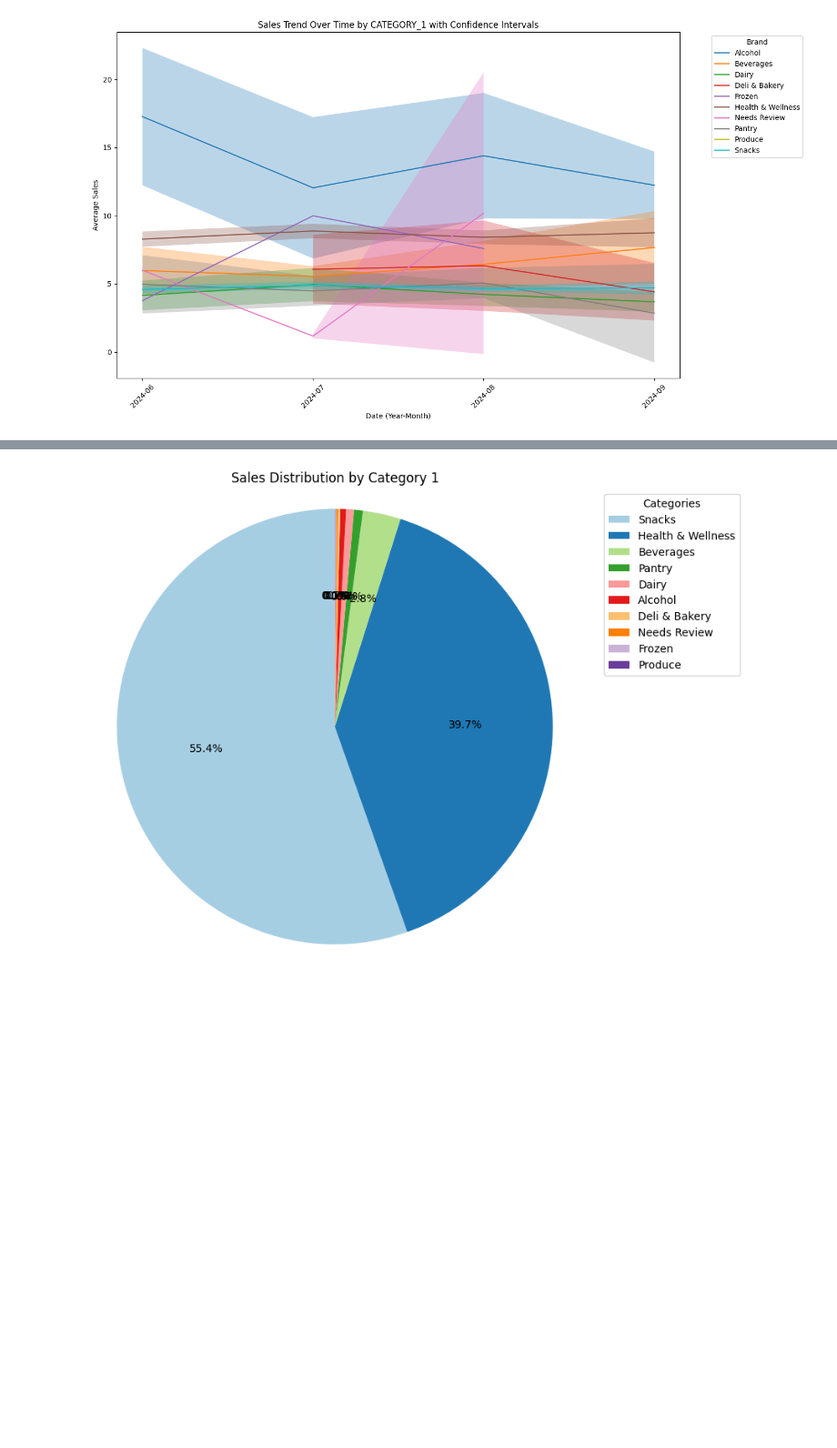
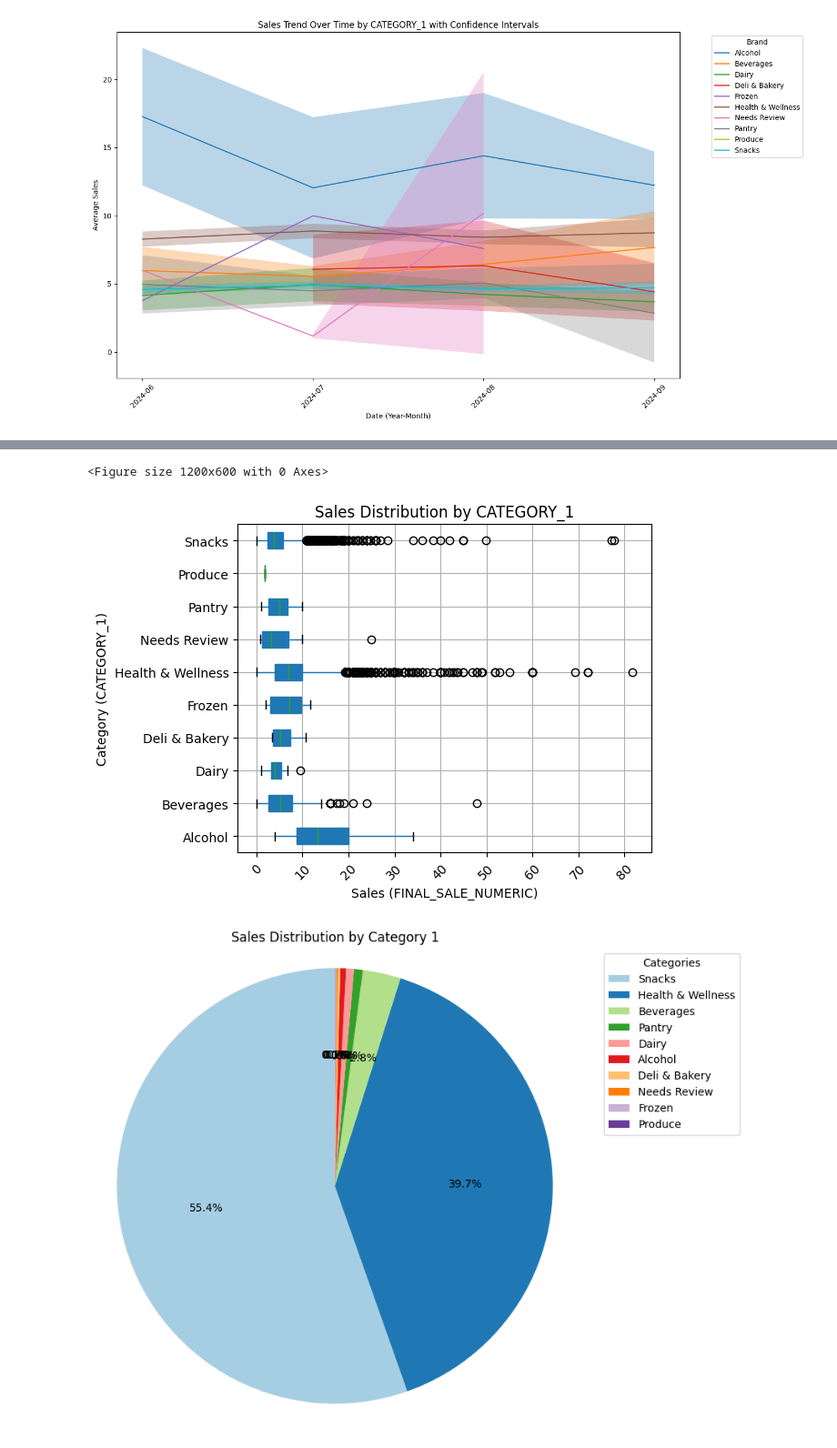
Before and after one commit to mariaob1201/FETCH-challenge, a Jupyter notebook: 2_processing/1.2_cleaning_merging.ipynb, the cells around one changed output, grey strips where cells are left out. Shown at 91% size. Drawn from its saved outputs; the diff is of its cells as text; code cells hidden in the pictures; blank space fills up the shorter version.

```diff
--- a/2_processing/1.2_cleaning_merging.ipynb
+++ b/2_processing/1.2_cleaning_merging.ipynb
@@ -1366,3 +1379,31 @@ plt.show()
+# %%
+import pandas as pd
+import matplotlib.pyplot as plt
+import numpy as np
+from scipy import stats
+
+# Step 1: Ensure that 'PURCHASE_DATE_CT' is in datetime format (in case it's needed)
+merged_df_clean = merged_df.dropna(subset=['FINAL_SALE_NUMERIC', 'CATEGORY_1'])
+
+
+# Step 2: Plot a box plot for sales across different categories (CATEGORY_1)
+plt.figure(figsize=(12, 6))
+
+# Create a box plot to compare the distributions of FINAL_SALE_NUMERIC by CATEGORY_1
+merged_df_clean.boxplot(column='FINAL_SALE_NUMERIC', by='CATEGORY_1', vert=False, patch_artist=True)
+
+# Customize the plot
+plt.title('Sales Distribution by CATEGORY_1')
+plt.suptitle('')  # Remove default title generated by pandas boxplot
+plt.xlabel('Sales (FINAL_SALE_NUMERIC)')
+plt.ylabel('Category (CATEGORY_1)')
+plt.xticks(rotation=45)
+
+plt.tight_layout()
+plt.show()
+# %% [output]
+<Figure size 1200x600 with 0 Axes>
+[figure, added]
 # %%
 import matplotlib.pyplot as plt
 
```
Also changed, not shown: parts of 1 cell of this notebook, 1 other file.
